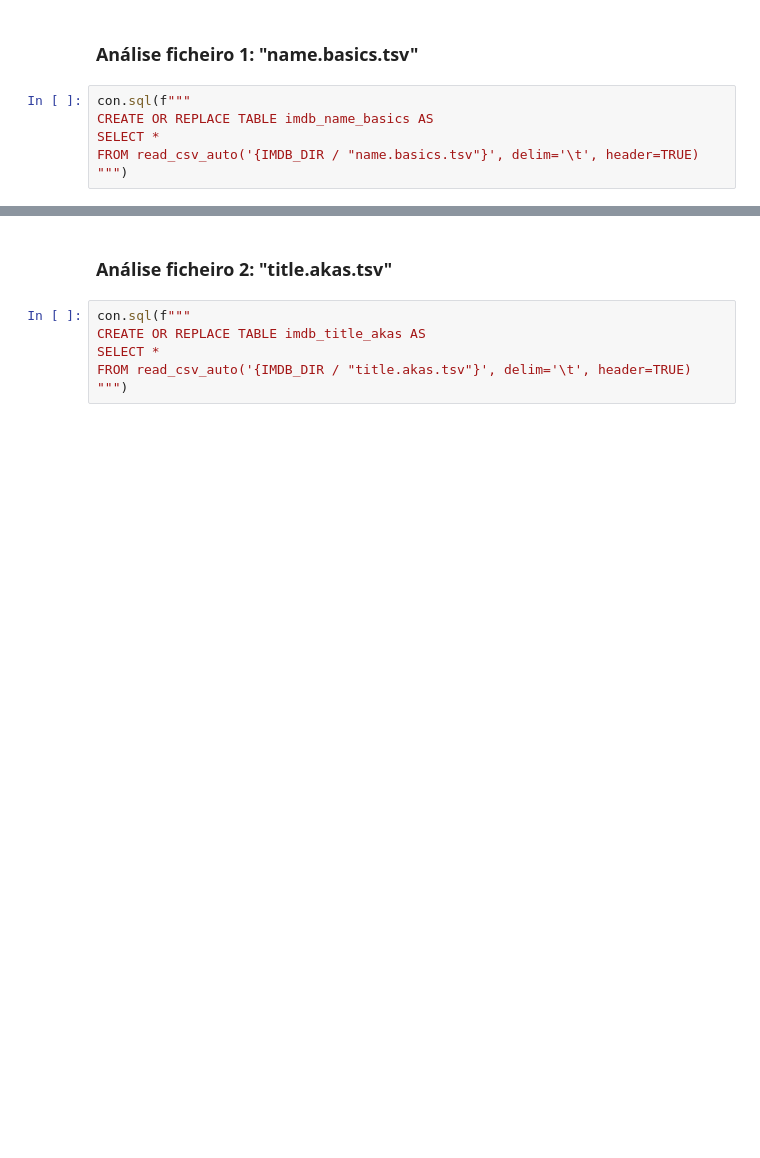
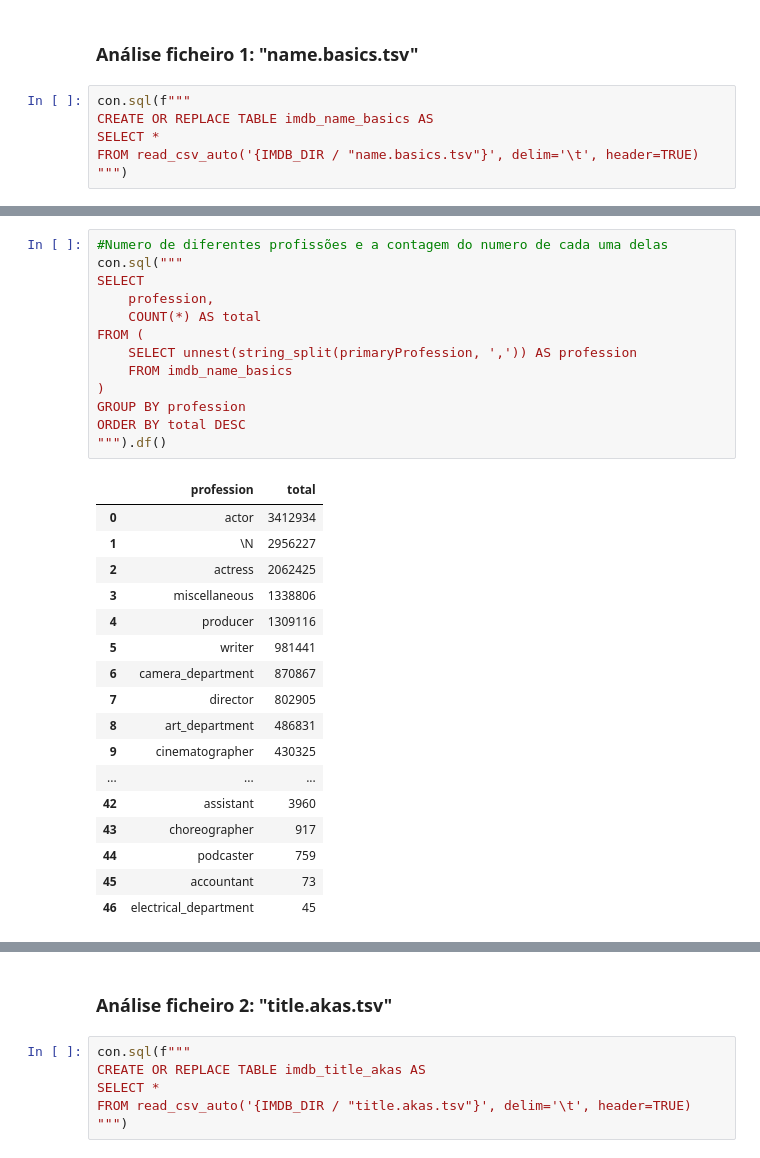
Before and after one commit to sergiopatinha/BigDataFoundations, a Jupyter notebook: notebooks/1.7 - Data Enrichment.ipynb, the cells around one changed output, grey strips where cells are left out. Cells and saved outputs as stored; diff of their text form; blank space fills up the shorter version.

```diff
--- a/notebooks/1.7 - Data Enrichment.ipynb
+++ b/notebooks/1.7 - Data Enrichment.ipynb
@@ -27,0 +73,31 @@ con.sql("SELECT * FROM imdb_name_basics LIMIT 10").df()
+# %%
+#Numero de diferentes profissões e a contagem do numero de cada uma delas
+con.sql("""
+SELECT
+    profession,
+    COUNT(*) AS total
+FROM (
+    SELECT unnest(string_split(primaryProfession, ',')) AS profession
+    FROM imdb_name_basics
+)
+GROUP BY profession
+ORDER BY total DESC
+""").df()
+# %% [output]
+|  | profession | total |
+| 0 | actor | 3412934 |
+| 1 | \N | 2956227 |
+| 2 | actress | 2062425 |
+| 3 | miscellaneous | 1338806 |
+| 4 | producer | 1309116 |
+| 5 | writer | 981441 |
+| 6 | camera_department | 870867 |
+| 7 | director | 802905 |
+| 8 | art_department | 486831 |
+| 9 | cinematographer | 430325 |
+| ... | ... | ... |
+| 42 | assistant | 3960 |
+| 43 | choreographer | 917 |
+| 44 | podcaster | 759 |
+| 45 | accountant | 73 |
+| 46 | electrical_department | 45 |
```
Also changed, not shown: parts of 22 cells of this notebook, 6 other files.
